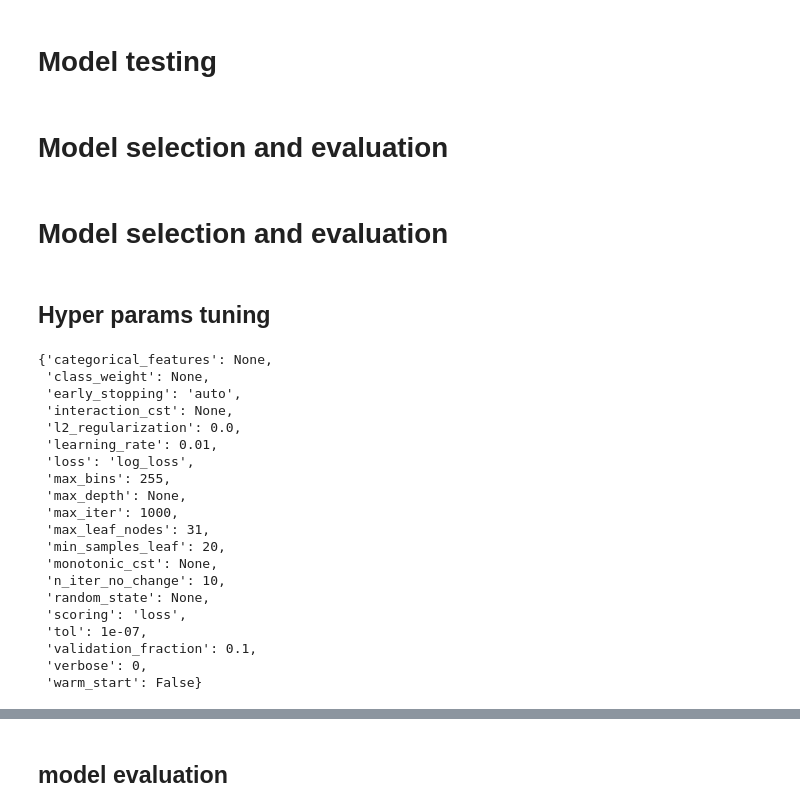
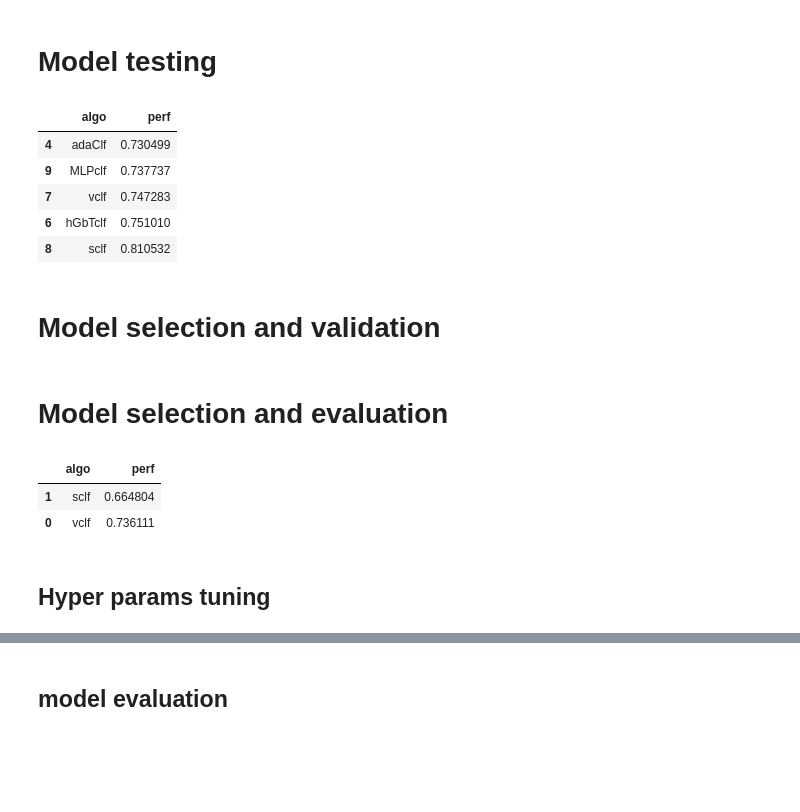
Before and after one commit to phenixMaster/ICR, a Jupyter notebook: icr-analysis-python.ipynb, the cells around one changed output, grey strips where cells are left out. Drawn from its saved outputs; the diff is of its cells as text; code cells hidden in the pictures; blank space fills up the shorter version.

```diff
--- a/icr-analysis-python.ipynb
+++ b/icr-analysis-python.ipynb
@@ -260,9 +263,19 @@ def fitModel(model_dict:dict,train_data,y_train,cv: int):
 # %%
 # import pipeline
 from sklearn import preprocessing
 from sklearn.pipeline import make_pipeline
 
 # evaluate models
-#perf = fitModel(model_dict=model_dict,train_data = train0[num_var],y_train = train0["Class"],cv = 10)
-#perf[:1]
-#perf.iloc[-5:]
+perf = fitModel(model_dict=model_dict,train_data = train[num_var],y_train = train["Class"],cv = 2)
+#perf
+perf0 = perf.iloc[-5:,:]
+perf0
+# %% [output]
+|  | algo | perf |
+| 4 | adaClf | 0.730499 |
+| 9 | MLPclf | 0.737737 |
+| 7 | vclf | 0.747283 |
+| 6 | hGbTclf | 0.751010 |
+| 8 | sclf | 0.810532 |
+# %% [markdown]
+# Model selection and validation
@@ -275,5 +292,8 @@ model_dict2 = {"sclf":sclf, "bagclf": bagclf, "hGbTclf": hGbTclf, "adaClf":adacl
 # %%
-#perf2 = fitModel(model_dict = model_dict2,train_data = train0[num_var],y_train = train0["Class"],cv=10)
-#perf2
+# models selection with cross_val = 10
+perf1 = fitModel(model_dict = model_dict2,train_data = valid[num_var],y_train = valid["Class"],cv=2)
+perf1.iloc[-2:,:]
+# %% [output]
+|  | algo | perf |
+| 1 | sclf | 0.664804 |
+| 0 | vclf | 0.736111 |
-# %% [markdown]
-# Model selection and evaluation
@@ -280,26 +306,5 @@ model_dict2 = {"sclf":sclf, "bagclf": bagclf, "hGbTclf": hGbTclf, "adaClf":adacl
 # %% [markdown]
 ## Hyper params tuning
 # %%
-# get estimators param
-HistGradientBoostingClassifier.get_params(hGbTclf)
+# get estimators param : MLP classifier
+#GradientBoostingClassifier.get_params(gbclf)
-# %% [output]
-{'categorical_features': None,
- 'class_weight': None,
- 'early_stopping': 'auto',
- 'interaction_cst': None,
- 'l2_regularization': 0.0,
- 'learning_rate': 0.01,
- 'loss': 'log_loss',
- 'max_bins': 255,
- 'max_depth': None,
- 'max_iter': 1000,
- 'max_leaf_nodes': 31,
- 'min_samples_leaf': 20,
- 'monotonic_cst': None,
- 'n_iter_no_change': 10,
- 'random_state': None,
- 'scoring': 'loss',
- 'tol': 1e-07,
- 'validation_fraction': 0.1,
- 'verbose': 0,
- 'warm_start': False}
```
Also changed, not shown: parts of 17 cells of this notebook.
